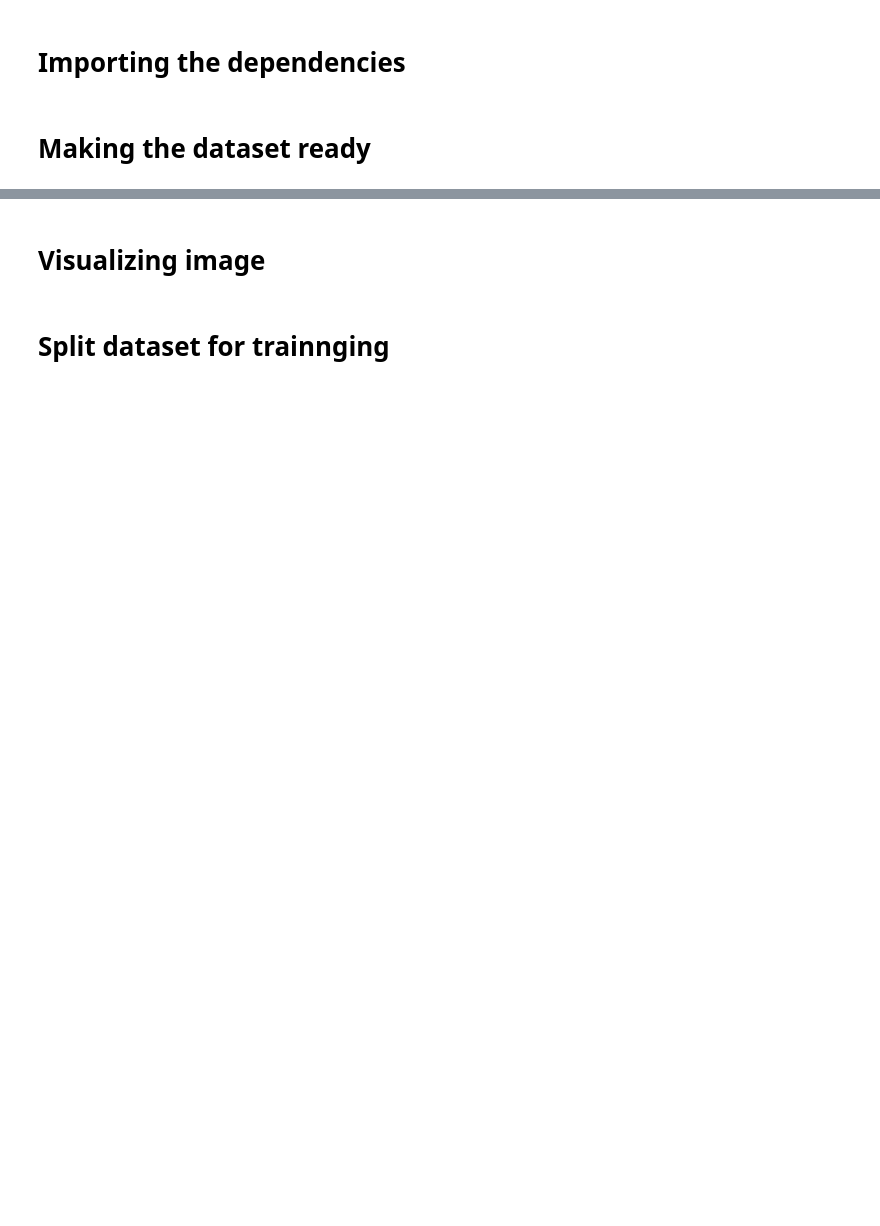
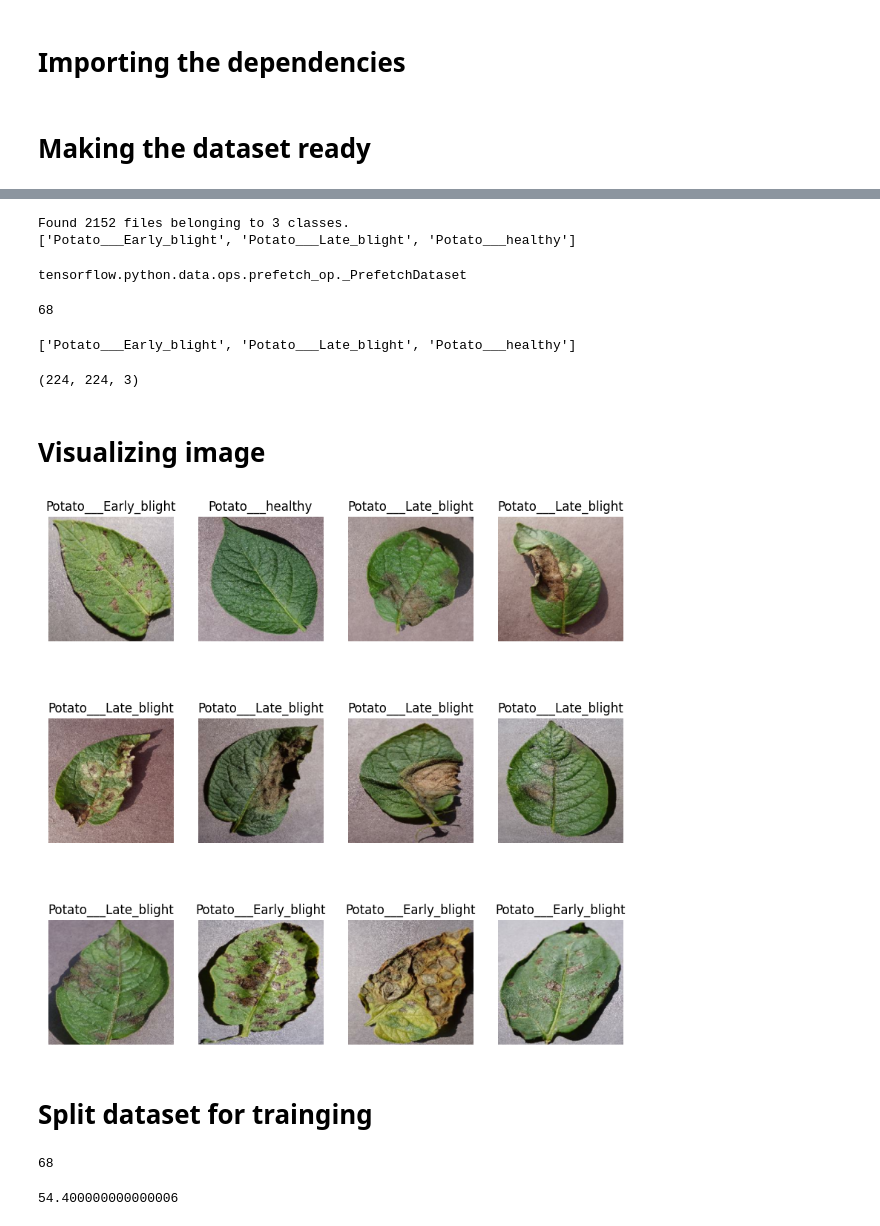
Before and after one commit to Thebluesky303/Convolutional-Neural-Network, a Jupyter notebook: Potato Disease Classification/potato_disease.ipynb, the cells around one changed output, grey strips where cells are left out. Cells and saved outputs as stored; diff of their text form; code cells hidden in the pictures; blank space fills up the shorter version.

```diff
--- a/Potato Disease Classification/potato_disease.ipynb
+++ b/Potato Disease Classification/potato_disease.ipynb
@@ -48,0 +54,4 @@ ValueError: No images found in directory /root/.cache/kagglehub/datasets/arjunte
+# %%
+for image_batch, labels_batch in dataset.take(1):
+    print(image_batch.shape)
+    print(labels_batch.numpy())
@@ -49,10 +86,42 @@ ValueError: No images found in directory /root/.cache/kagglehub/datasets/arjunte
+# %%
+dataset = tf.keras.utils.image_dataset_from_directory(
+    potato_dir,
+    image_size=(224,224),
+    batch_size=32,
+    shuffle=True
+)
+
+print(dataset.class_names)
+# %% [output]
+Found 2152 files belonging to 3 classes.
+['Potato___Early_blight', 'Potato___Late_blight', 'Potato___healthy']
+# %%
+type(dataset)
+# %% [output]
+tensorflow.python.data.ops.prefetch_op._PrefetchDataset
+# %%
+len(dataset)
+# %% [output]
+68
+# %%
+class_names = dataset.class_names
+class_names
+# %% [output]
+['Potato___Early_blight', 'Potato___Late_blight', 'Potato___healthy']
 # %%
-# for image_batch, labels_batch in dataset.take(1):
-#     # print(image_batch[0].shape)
+for image_batch, labels_batch in dataset.take(1):
+    print(image_batch[0].shape)
+# %% [output]
+(224, 224, 3)
 # %% [markdown]
 # Visualizing image
 # %%
-# for image_batch, labels_batch in dataset.take(1):
-#     plt.imshow(image_batch[0].numpy().astype("uint8"))
-#     plt.title(class_names[labels_batch[0]])
-#     plt.axis("off")
+plt.figure(figsize=(10, 10))
+for image_batch, labels_batch in dataset.take(1):
+    for i in range(12):
+        ax = plt.subplot(3, 4, i + 1)
+        plt.imshow(image_batch[i].numpy().astype("uint8"))
+        plt.title(class_names[labels_batch[i]])
+        plt.axis("off")
+# %% [output]
+[figure, added]
@@ -67,3 +128,3 @@ for image_batch, labels_batch in potato_dataset.take(1):
 # %% [markdown]
-# Split dataset for trainnging
+# Split dataset for trainging
 # %%
@@ -70,0 +133,9 @@ len(potato_dataset)
+# %%
+len(dataset)
+# %% [output]
+68
+# %%
+train_size = 0.8
+len(dataset)*train_size
+# %% [output]
+54.400000000000006
```
Also changed, not shown: parts of 23 cells of this notebook.
